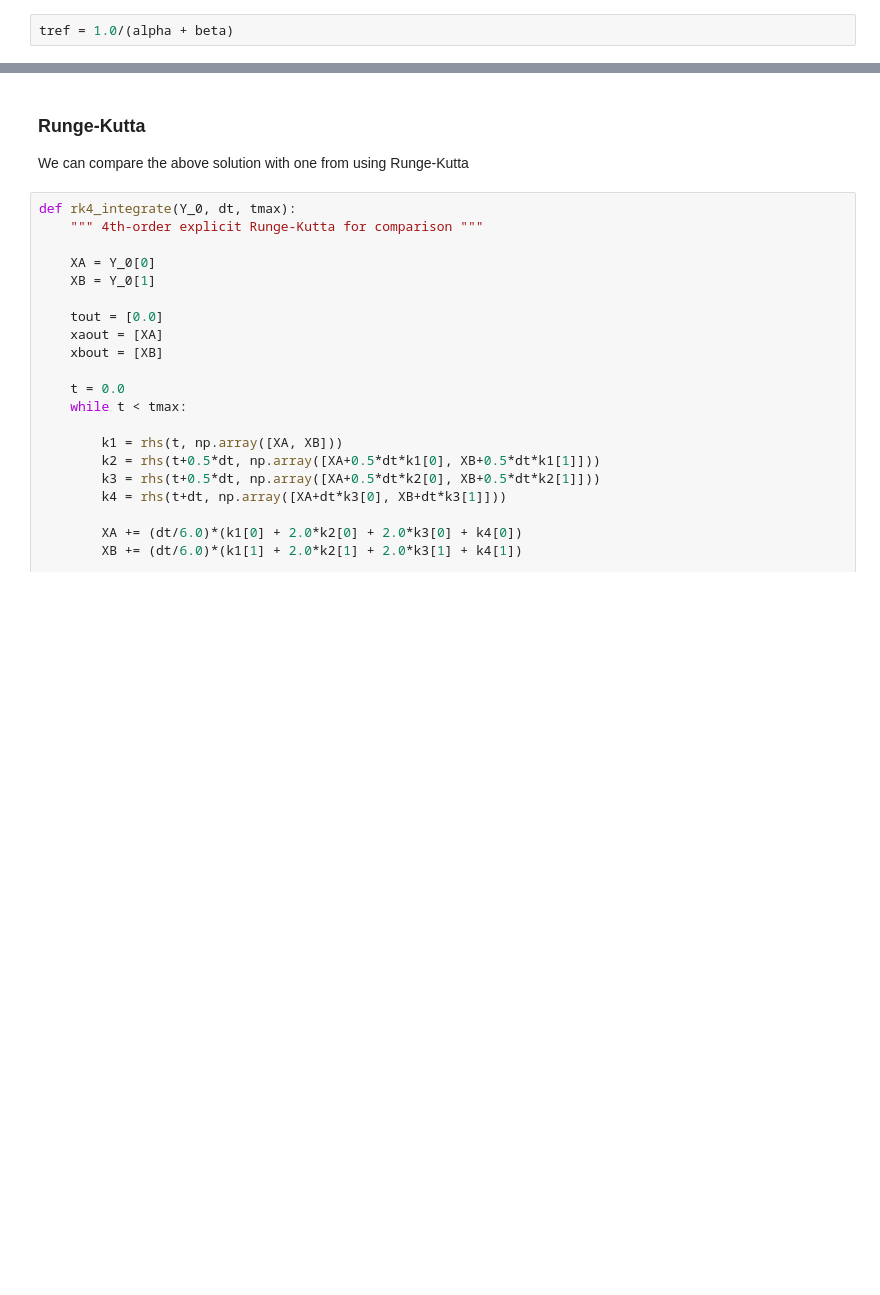
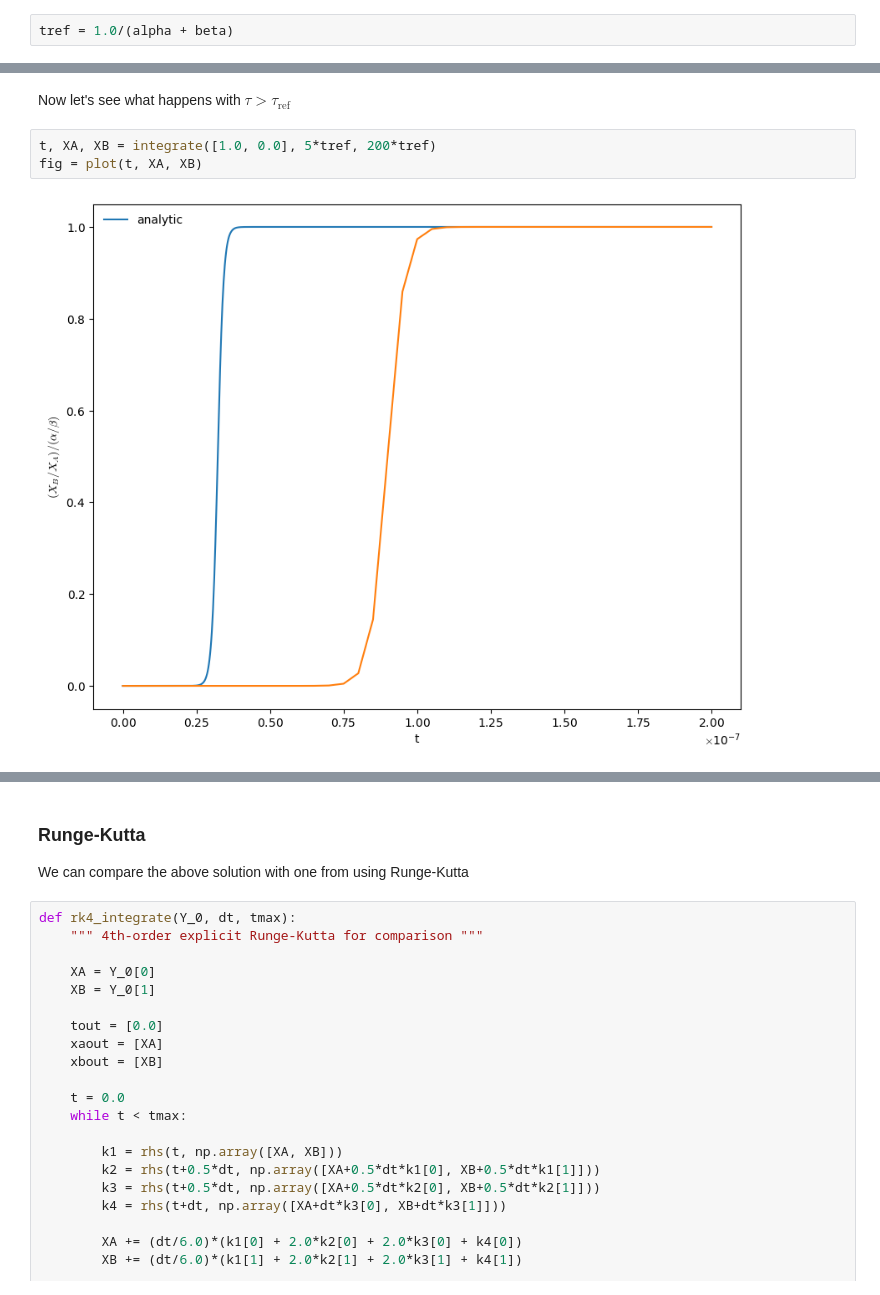
Before and after one commit to zingale/comp_astro_tutorial, a Jupyter notebook: content/reaction_networks/ODEs-implicit-systems.ipynb, the cells around one changed output, grey strips where cells are left out. Saved outputs shown, nothing was run; the diff lists cells and outputs as text; blank space fills up the shorter version.

```diff
--- a/content/reaction_networks/ODEs-implicit-systems.ipynb
+++ b/content/reaction_networks/ODEs-implicit-systems.ipynb
@@ -145,0 +159,7 @@ fig = plot(t, XA, XB)
+# %% [markdown]
+Now let's see what happens with $\tau > \tau_\mathrm{ref}$
+# %%
+t, XA, XB = integrate([1.0, 0.0], 5*tref, 200*tref)
+fig = plot(t, XA, XB)
+# %% [output]
+[figure, added]
```
Also changed, not shown: parts of 24 cells of this notebook.
